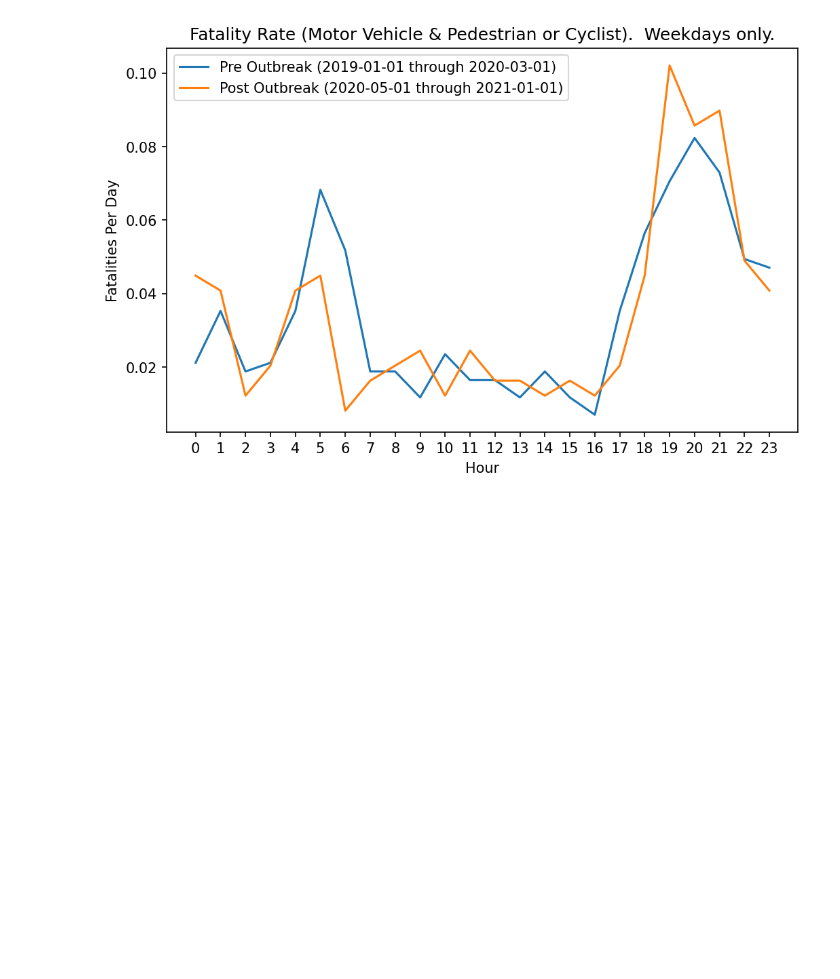
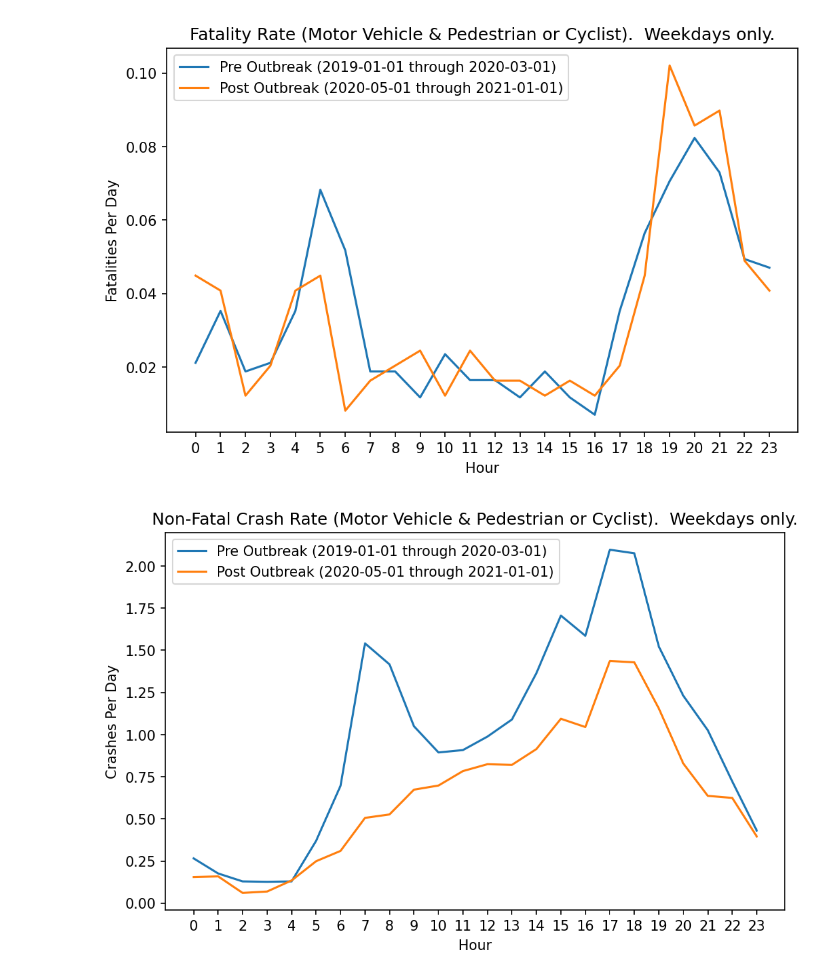
Before and after one commit to pwnage101/california-crash-analysis, a Jupyter notebook: CaliforniaCrashAnalysis.ipynb, the cells around one changed output. Saved outputs shown, nothing was run; the diff lists cells and outputs as text; code cells hidden in the pictures; blank space fills up the shorter version.

```diff
--- a/CaliforniaCrashAnalysis.ipynb
+++ b/CaliforniaCrashAnalysis.ipynb
@@ -202,3 +194,38 @@ fig.set_figheight(5)
 fig.set_dpi(150.0)
 # %% [output]
 [figure]
+# %%
+import matplotlib.pyplot as plt
+
+fig, ax = plt.subplots()
+
+# Plot pre-pandemic crashes vs. hour
+ax.plot(
+    crash_frequency_df[
+            (~crash_frequency_df.fatal) &
+            (crash_frequency_df.dow_type == "weekday") &
+            (crash_frequency_df.time_period_key == "pre_outbreak")
+    ].set_index("collision_hour").collision_frequency,
+    label=time_periods["pre_outbreak"]["display_name"],
+)
+
+# Plot post-pandemic crashes vs. hour
+ax.plot(
+    crash_frequency_df[
+            (~crash_frequency_df.fatal) &
+            (crash_frequency_df.dow_type == "weekday") &
+            (crash_frequency_df.time_period_key == "post_outbreak")
+    ].set_index("collision_hour").collision_frequency,
+    label=time_periods["post_outbreak"]["display_name"],
+)
+
+plt.title("Non-Fatal Crash Rate (Motor Vehicle & Pedestrian or Cyclist).  Weekdays only.")
+plt.ylabel('Crashes Per Day')
+plt.xlabel('Hour')
+ax.set_xticks(range(0, 24))
+legend = ax.legend(loc='upper left')
+fig.set_figwidth(8)
+fig.set_figheight(5)
+fig.set_dpi(150.0)
+# %% [output]
+[figure, added]
```
Also changed, not shown: parts of 1 cell of this notebook.
